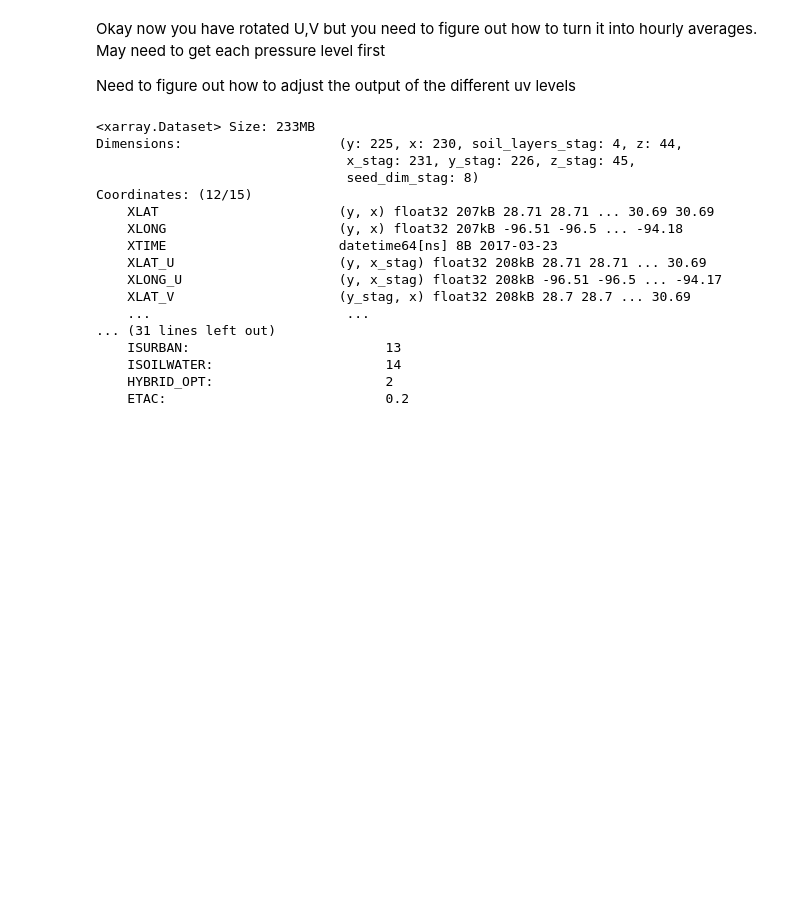
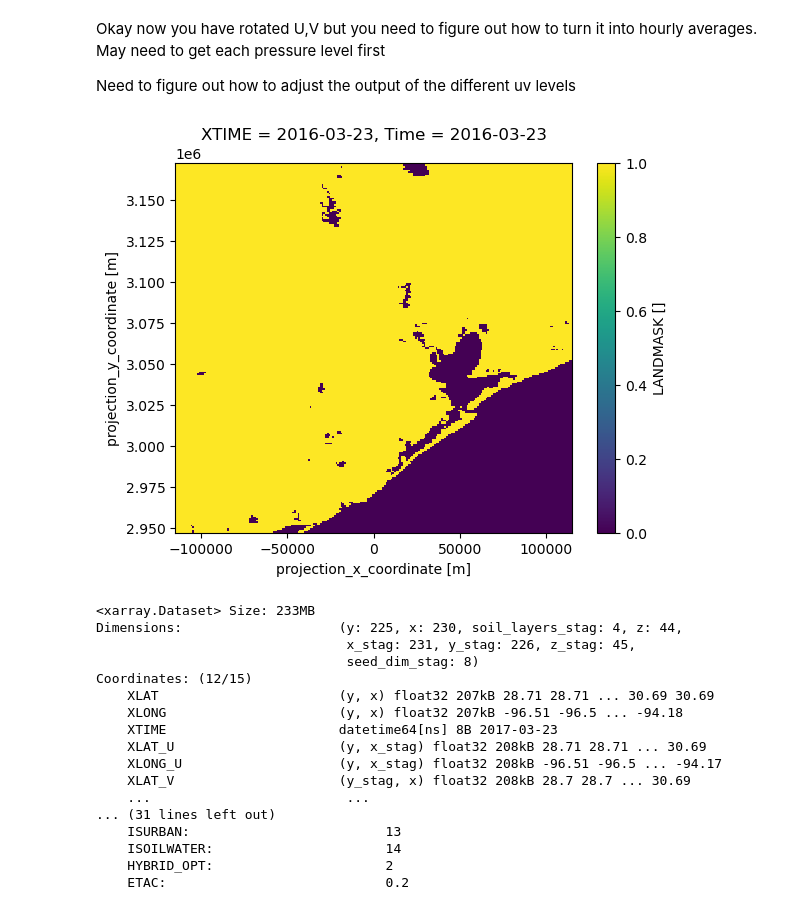
Before and after one commit to GCOOS/HoustonGalvestonHeat, a Jupyter notebook: 02Code/01DataCleaning/GetHourlyAverages_1617run.ipynb, the cells around one changed output. Cells and saved outputs as stored; diff of their text form; code cells hidden in the pictures; blank space fills up the shorter version.

Commit message:
plot fix
Have the properly rotated winds now, I think...

```diff
--- a/02Code/01DataCleaning/GetHourlyAverages_1617run.ipynb
+++ b/02Code/01DataCleaning/GetHourlyAverages_1617run.ipynb
@@ -54,16 +55,17 @@ Resources:
 * averaging: https://stackoverflow.com/questions/67868777/averaging-multiple-netcdf4-files-with-python
 # %%
 ##trying this with wrf-python instead to see if it makes it at all easier
-#d02_2016_names = glob.glob("../../01Data/Houston_MarineHeatWave_2016/wrfout_MarineHeatWave.d02.*")
+d02_2016_names = glob.glob("../../01Data/Houston_MarineHeatWave_2016/wrfout_MarineHeatWave.d02.*")
 #d02_2017_names = glob.glob("../../01Data/Houston_MarineHeatWave_2017/wrfout_MarineHeatWave.d02.*")
-d02_2017_climavg_names  = glob.glob("../../01Data/Houston_MarineHeatWave_2017_w16SST/wrfout_MarineHeatWave.d02.*")
+#d02_2017_climavg_names  = glob.glob("../../01Data/Houston_MarineHeatWave_2017_w16SST/wrfout_MarineHeatWave.d02.*")
 
 ##Ideally we want to ignore the first few days as spin up (maybe get rid of 2 days worth? Need to add that in here
 
 #pull out the datasets
-#wrfin = [Dataset(f) for f in d02_2016_names[8:] ] #gives you two days of burn-in time I think
+wrfin = [Dataset(f) for f in d02_2016_names[8:] ] #gives you two days of burn-in time I think
 #wrfin = [Dataset(f) for f in d02_2017_names[8:] ] #gives you two days of burn-in time I think
-wrfin = [Dataset(f) for f in d02_2017_climavg_names[8:] ] #gives you two days of burn-in time I think
+#wrfin = [Dataset(f) for f in d02_2017_climavg_names[8:] ] #gives you two days of burn-in time I think
+
 T2_data = wrf.getvar(wrfin, "T2", timeidx=wrf.ALL_TIMES)
 rh2_data = wrf.getvar(wrfin, "rh2", timeidx=wrf.ALL_TIMES)
 #Uwind_data = wrf.getvar(wrfin, "U", timeidx=wrf.ALL_TIMES)
@@ -368,28 +370,30 @@ HourlyXYMeans_SW = xr.concat([d0_sw, d1_sw, d2_sw, d3_sw, d4_sw, d5_sw, d6_sw, d
 # %%
 ##figure out the coastline to do distance to coastline
 #https://stackoverflow.com/questions/45440700/calculate-distance-to-shore-or-coastline-for-a-vessel
 #https://gis.stackexchange.com/questions/99755/how-to-find-the-distance-to-the-nearest-coastline-from-a-land-based-latitude-lon
 #might want to use cdist from scipy.spatial.distance or np.min to find minimum distance
 
 #get just one time period
-#initial_ds = xr.open_dataset(d02_2016_names[0]).xwrf.postprocess()
+initial_ds = xr.open_dataset(d02_2016_names[0]).xwrf.postprocess()
 #initial_ds = xr.open_dataset(d02_2017_names[0]).xwrf.postprocess()
-initial_ds = xr.open_dataset(d02_2017_climavg_names[0]).xwrf.postprocess()
+#initial_ds = xr.open_dataset(d02_2017_climavg_names[0]).xwrf.postprocess()
 
 init_ds = initial_ds.isel(Time=0)
 
 #maybe pull LANDMASK to get the water vs land coordinates
 #the grid cells should all be the same so can just use the initial run
 overall_Landsmask = init_ds.LANDMASK
 
 fig = plt.figure()
 overall_Landsmask.plot.imshow()
 
 #so need to then include the lakes as part of the land
 lakes = init_ds.LAKEMASK
 
 #fig = plt.figure()
 #lakes.plot.imshow()
+# %% [output]
+[figure, added]
 # %%
 init_ds
 # %% [output]
```
Also changed, not shown: parts of 3 cells of this notebook, 23 other files.
